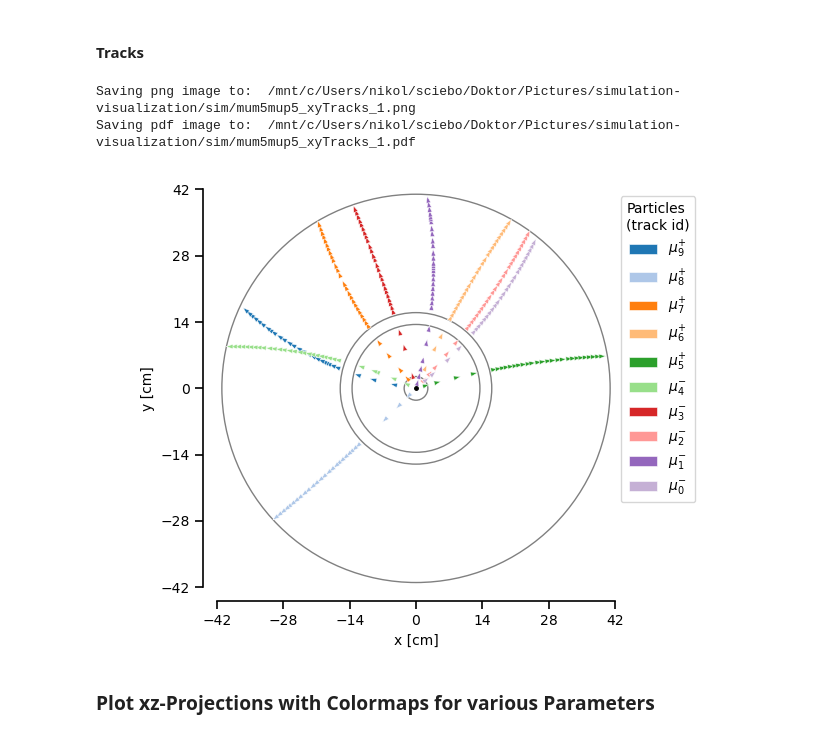
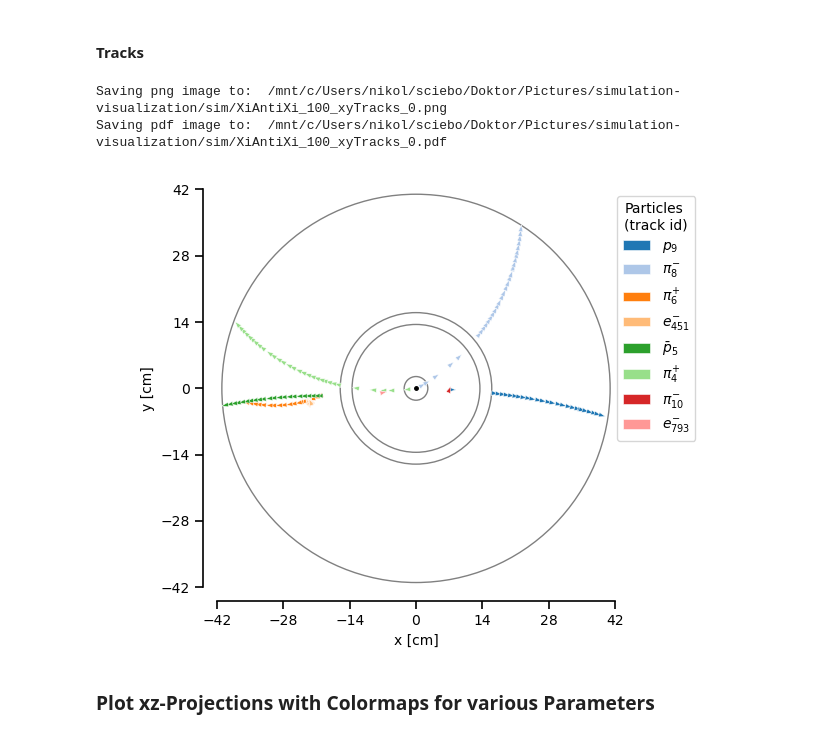
Before and after one commit to ai4fair/pandaml, a Jupyter notebook: visualization/notebooks/plot_sim.ipynb, the cells around one changed output. Cells and saved outputs as stored; diff of their text form; code cells hidden in the pictures.

Commit message:
Added functionality for EvtGen decay files to the sim script and plotted the XiAntiXi decays

```diff
--- a/visualization/notebooks/plot_sim.ipynb
+++ b/visualization/notebooks/plot_sim.ipynb
@@ -29,7 +29,7 @@ Get/set the paths to the input and output files.
 
 Path to the root files with the data that should be plotted:
 # %%
-rootFilePath = "/home/n_idw/simFiles/root"
+rootFilePath = "/home/n_idw/simFiles/XiAntiXi_100/root/"
 # %% [markdown]
 Path where the images should be saved
 # %%
@@ -37,7 +37,7 @@ imagePath = "/mnt/c/Users/nikol/sciebo/Doktor/Pictures/simulation-visualization"
 # %% [markdown]
 Name of the simulations (prefix) that should be plotted:
 # %%
-projectName = "mum5mup5"
+projectName = "XiAntiXi_100"
 # %% [markdown]
 ## Particle Generation & Propagation
 
@@ -49,7 +49,7 @@ Import the parameters corresponding to the properties of the generated particels
 
 Simulation root file:
 # %%
-simFile = rootFilePath + "/" + projectName + "/" + projectName + "_sim.root"
+simFile = rootFilePath  + "/" + projectName + "_sim.root"
 print("Input simulation file: ",simFile)
 mcPoint_params = uproot.open(simFile+":pndsim")
 # %% [output]
@@ -140,7 +140,7 @@ def makeTrackDict(trackIDs, trackParameter, trackDict):
 
 #### Set the Parameters for the Plots
 # %%
-eventNumber = 1
+eventNumber = 0
 
 # Get MC Track parameters
 mcTrack_pdgId = mcPoint_params["MCTrack.fPdgCode"].array(library="np")[eventNumber]
@@ -590,8 +590,16 @@ for trackID in xPointsPerTrack:
 		trackLabel = r'$e^{-}_{'+ str(trackID) +r'}$'
 	elif mcTrack_pdgId[trackID] == -11:
 		trackLabel = r'$e^{+}_{'+ str(trackID) +r'}$'
+	elif mcTrack_pdgId[trackID] == 211:
+		trackLabel = r'$\pi^{+}_{'+ str(trackID) +r'}$'
+	elif mcTrack_pdgId[trackID] == -211:
+		trackLabel = r'$\pi^{-}_{'+ str(trackID) +r'}$'
+	elif mcTrack_pdgId[trackID] == 2212:
+		trackLabel = r'$p_{'+ str(trackID) +r'}$'
+	elif mcTrack_pdgId[trackID] == -2212:
+		trackLabel = r'$\bar{p}_{'+ str(trackID) +r'}$'
 	else:
-		trackLabel = "PDG ID: " + str(mcTrack_pdgId[trackID])
+		trackLabel: str = "PDG ID: " + str(mcTrack_pdgId[trackID])
 	tab20color = tab20(colorNum % 20)
 	trackNormPx=xMomentaPerTrack[trackID]/np.sqrt(xMomentaPerTrack[trackID]**2 + yMomentaPerTrack[trackID]**2)
 	trackNormPy=yMomentaPerTrack[trackID]/np.sqrt(xMomentaPerTrack[trackID]**2 + yMomentaPerTrack[trackID]**2)
@@ -608,36 +616,36 @@ plt.ylim(-42, 42)
 
 # Set the ticks positions to match the data range
 x_ticks = np.linspace(-42, 42, num=7)
 y_ticks = np.linspace(-42, 42, num=7)
 ax.set_xticks(x_ticks)
 ax.set_yticks(y_ticks)
 ax.tick_params(length=6,width=1.2)
 
 # Set the aspect ratio to be equal
 plt.gca().set_aspect('equal')
 
 fig.tight_layout()
 
 ax.spines['top'].set_visible(False)
 ax.spines['right'].set_visible(False)
 ax.spines['left'].set_position(('outward', 10))
 ax.spines['bottom'].set_position(('outward', 10))
 ax.spines['left'].set_linewidth(1.2)
 ax.spines['bottom'].set_linewidth(1.2)
 
 plt.legend(title="Particles\n(track id)",loc="upper right",ncols=1,bbox_to_anchor=(1.22,1.0))
 
 imgPath = imagePath + "/sim/" + projectName + "_xyTracks_" + str(eventNumber)
 
 print("Saving png image to: ", imgPath+".png")
 plt.savefig(imgPath+".png", dpi=300, bbox_inches='tight')
 
 print("Saving pdf image to: ", imgPath+".pdf")
 plt.savefig(imgPath+".pdf", dpi=300, bbox_inches='tight')
 # %% [output]
-Saving png image to:  /mnt/c/Users/nikol/sciebo/Doktor/Pictures/simulation-visualization/sim/mum5mup5_xyTracks_1.png
-Saving pdf image to:  /mnt/c/Users/nikol/sciebo/Doktor/Pictures/simulation-visualization/sim/mum5mup5_xyTracks_1.pdf
+Saving png image to:  /mnt/c/Users/nikol/sciebo/Doktor/Pictures/simulation-visualization/sim/XiAntiXi_100_xyTracks_0.png
+Saving pdf image to:  /mnt/c/Users/nikol/sciebo/Doktor/Pictures/simulation-visualization/sim/XiAntiXi_100_xyTracks_0.pdf
-[figure, old version]
+[figure, new version]
 # %% [markdown]
 ### Plot xz-Projections with Colormaps for various Parameters
 # %%
```
Also changed, not shown: parts of 17 cells of this notebook, 5 other files.
